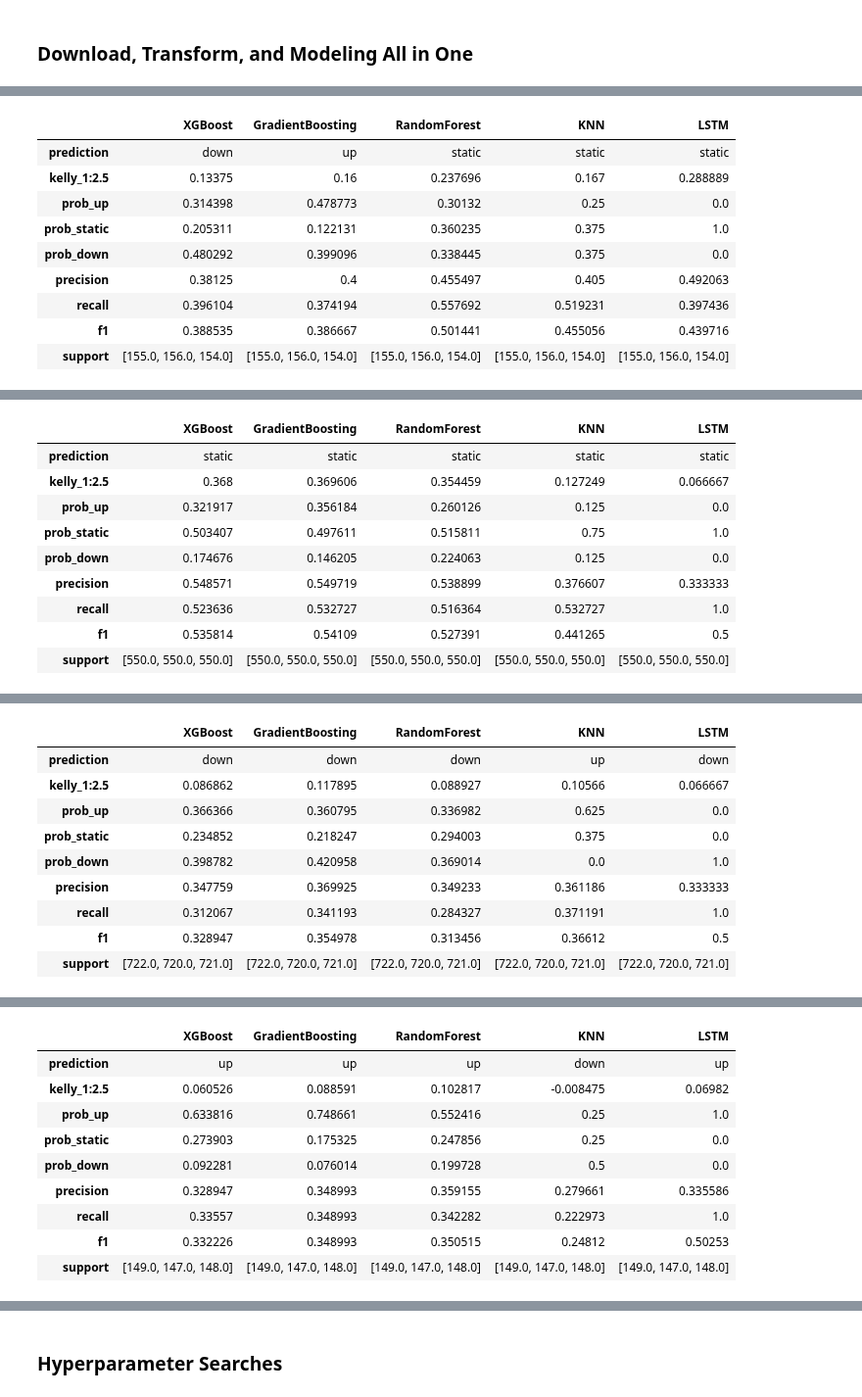
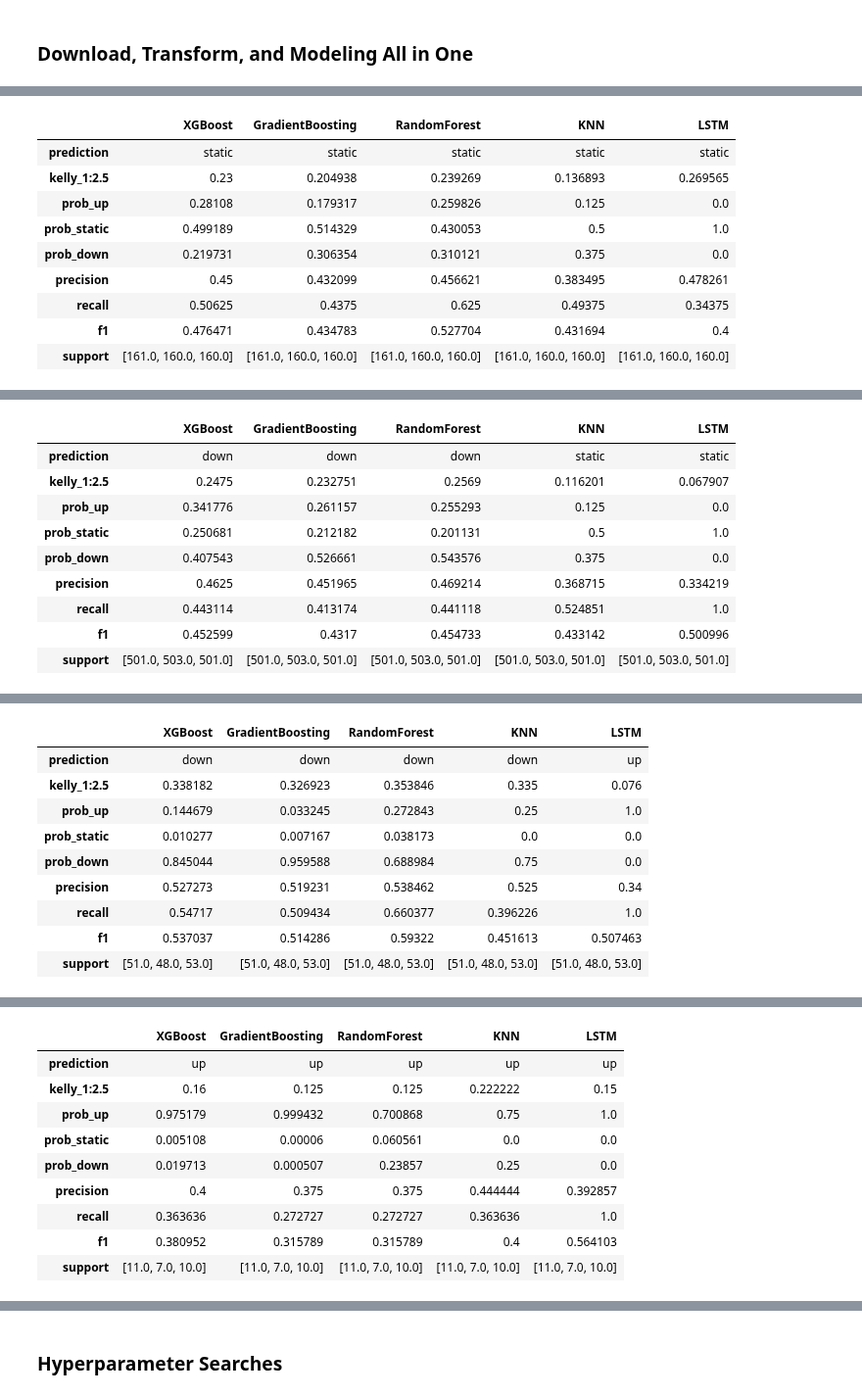
Before and after one commit to yuchild/stock_production, a Jupyter notebook: stock_next_time_frame_predictor.ipynb, the cells around one changed output, grey strips where cells are left out. Shown at 98% size. Drawn from its saved outputs; the diff is of its cells as text; code cells hidden in the pictures.

```diff
--- a/stock_next_time_frame_predictor.ipynb
+++ b/stock_next_time_frame_predictor.ipynb
@@ -79,5 +79,5 @@ from src import modules as f # f is for function
 # %% [markdown]
 ### Download, Transform, and Modeling All in One
 # %%
-f.predictions('oxy')
+f.predictions('lunr')
 # %% [output]
@@ -96,10 +96,10 @@ OXY 15m Interval Timestamp: 2024-12-27 03:58:26
 |  | XGBoost | GradientBoosting | RandomForest | KNN | LSTM |
-| prediction | down | up | static | static | static |
-| kelly_1:2.5 | 0.13375 | 0.16 | 0.237696 | 0.167 | 0.288889 |
-| prob_up | 0.314398 | 0.478773 | 0.30132 | 0.25 | 0.0 |
-| prob_static | 0.205311 | 0.122131 | 0.360235 | 0.375 | 1.0 |
-| prob_down | 0.480292 | 0.399096 | 0.338445 | 0.375 | 0.0 |
-| precision | 0.38125 | 0.4 | 0.455497 | 0.405 | 0.492063 |
-| recall | 0.396104 | 0.374194 | 0.557692 | 0.519231 | 0.397436 |
-| f1 | 0.388535 | 0.386667 | 0.501441 | 0.455056 | 0.439716 |
-| support | [155.0, 156.0, 154.0] | [155.0, 156.0, 154.0] | [155.0, 156.0, 154.0] | [155.0, 156.0, 154.0] | [155.0, 156.0, 154.0] |
+| prediction | static | static | static | static | static |
+| kelly_1:2.5 | 0.23 | 0.204938 | 0.239269 | 0.136893 | 0.269565 |
+| prob_up | 0.28108 | 0.179317 | 0.259826 | 0.125 | 0.0 |
+| prob_static | 0.499189 | 0.514329 | 0.430053 | 0.5 | 1.0 |
+| prob_down | 0.219731 | 0.306354 | 0.310121 | 0.375 | 0.0 |
+| precision | 0.45 | 0.432099 | 0.456621 | 0.383495 | 0.478261 |
+| recall | 0.50625 | 0.4375 | 0.625 | 0.49375 | 0.34375 |
+| f1 | 0.476471 | 0.434783 | 0.527704 | 0.431694 | 0.4 |
+| support | [161.0, 160.0, 160.0] | [161.0, 160.0, 160.0] | [161.0, 160.0, 160.0] | [161.0, 160.0, 160.0] | [161.0, 160.0, 160.0] |
@@ -107,10 +107,10 @@ OXY 1h Interval Timestamp: 2024-12-27 03:58:42
 |  | XGBoost | GradientBoosting | RandomForest | KNN | LSTM |
-| prediction | static | static | static | static | static |
-| kelly_1:2.5 | 0.368 | 0.369606 | 0.354459 | 0.127249 | 0.066667 |
-| prob_up | 0.321917 | 0.356184 | 0.260126 | 0.125 | 0.0 |
-| prob_static | 0.503407 | 0.497611 | 0.515811 | 0.75 | 1.0 |
-| prob_down | 0.174676 | 0.146205 | 0.224063 | 0.125 | 0.0 |
-| precision | 0.548571 | 0.549719 | 0.538899 | 0.376607 | 0.333333 |
-| recall | 0.523636 | 0.532727 | 0.516364 | 0.532727 | 1.0 |
-| f1 | 0.535814 | 0.54109 | 0.527391 | 0.441265 | 0.5 |
-| support | [550.0, 550.0, 550.0] | [550.0, 550.0, 550.0] | [550.0, 550.0, 550.0] | [550.0, 550.0, 550.0] | [550.0, 550.0, 550.0] |
+| prediction | down | down | down | static | static |
+| kelly_1:2.5 | 0.2475 | 0.232751 | 0.2569 | 0.116201 | 0.067907 |
+| prob_up | 0.341776 | 0.261157 | 0.255293 | 0.125 | 0.0 |
+| prob_static | 0.250681 | 0.212182 | 0.201131 | 0.5 | 1.0 |
+| prob_down | 0.407543 | 0.526661 | 0.543576 | 0.375 | 0.0 |
+| precision | 0.4625 | 0.451965 | 0.469214 | 0.368715 | 0.334219 |
+| recall | 0.443114 | 0.413174 | 0.441118 | 0.524851 | 1.0 |
+| f1 | 0.452599 | 0.4317 | 0.454733 | 0.433142 | 0.500996 |
+| support | [501.0, 503.0, 501.0] | [501.0, 503.0, 501.0] | [501.0, 503.0, 501.0] | [501.0, 503.0, 501.0] | [501.0, 503.0, 501.0] |
@@ -118,10 +118,10 @@ OXY 1d Interval Timestamp: 2024-12-27 03:59:39
 |  | XGBoost | GradientBoosting | RandomForest | KNN | LSTM |
-| prediction | down | down | down | up | down |
-| kelly_1:2.5 | 0.086862 | 0.117895 | 0.088927 | 0.10566 | 0.066667 |
-| prob_up | 0.366366 | 0.360795 | 0.336982 | 0.625 | 0.0 |
-| prob_static | 0.234852 | 0.218247 | 0.294003 | 0.375 | 0.0 |
-| prob_down | 0.398782 | 0.420958 | 0.369014 | 0.0 | 1.0 |
-| precision | 0.347759 | 0.369925 | 0.349233 | 0.361186 | 0.333333 |
-| recall | 0.312067 | 0.341193 | 0.284327 | 0.371191 | 1.0 |
-| f1 | 0.328947 | 0.354978 | 0.313456 | 0.36612 | 0.5 |
-| support | [722.0, 720.0, 721.0] | [722.0, 720.0, 721.0] | [722.0, 720.0, 721.0] | [722.0, 720.0, 721.0] | [722.0, 720.0, 721.0] |
+| prediction | down | down | down | down | up |
+| kelly_1:2.5 | 0.338182 | 0.326923 | 0.353846 | 0.335 | 0.076 |
+| prob_up | 0.144679 | 0.033245 | 0.272843 | 0.25 | 1.0 |
+| prob_static | 0.010277 | 0.007167 | 0.038173 | 0.0 | 0.0 |
+| prob_down | 0.845044 | 0.959588 | 0.688984 | 0.75 | 0.0 |
+| precision | 0.527273 | 0.519231 | 0.538462 | 0.525 | 0.34 |
+| recall | 0.54717 | 0.509434 | 0.660377 | 0.396226 | 1.0 |
+| f1 | 0.537037 | 0.514286 | 0.59322 | 0.451613 | 0.507463 |
+| support | [51.0, 48.0, 53.0] | [51.0, 48.0, 53.0] | [51.0, 48.0, 53.0] | [51.0, 48.0, 53.0] | [51.0, 48.0, 53.0] |
@@ -129,10 +129,10 @@ OXY 1wk Interval Timestamp: 2024-12-27 04:00:20
 |  | XGBoost | GradientBoosting | RandomForest | KNN | LSTM |
-| prediction | up | up | up | down | up |
-| kelly_1:2.5 | 0.060526 | 0.088591 | 0.102817 | -0.008475 | 0.06982 |
-| prob_up | 0.633816 | 0.748661 | 0.552416 | 0.25 | 1.0 |
-| prob_static | 0.273903 | 0.175325 | 0.247856 | 0.25 | 0.0 |
-| prob_down | 0.092281 | 0.076014 | 0.199728 | 0.5 | 0.0 |
-| precision | 0.328947 | 0.348993 | 0.359155 | 0.279661 | 0.335586 |
-| recall | 0.33557 | 0.348993 | 0.342282 | 0.222973 | 1.0 |
-| f1 | 0.332226 | 0.348993 | 0.350515 | 0.24812 | 0.50253 |
-| support | [149.0, 147.0, 148.0] | [149.0, 147.0, 148.0] | [149.0, 147.0, 148.0] | [149.0, 147.0, 148.0] | [149.0, 147.0, 148.0] |
+| prediction | up | up | up | up | up |
+| kelly_1:2.5 | 0.16 | 0.125 | 0.125 | 0.222222 | 0.15 |
+| prob_up | 0.975179 | 0.999432 | 0.700868 | 0.75 | 1.0 |
+| prob_static | 0.005108 | 0.00006 | 0.060561 | 0.0 | 0.0 |
+| prob_down | 0.019713 | 0.000507 | 0.23857 | 0.25 | 0.0 |
+| precision | 0.4 | 0.375 | 0.375 | 0.444444 | 0.392857 |
+| recall | 0.363636 | 0.272727 | 0.272727 | 0.363636 | 1.0 |
+| f1 | 0.380952 | 0.315789 | 0.315789 | 0.4 | 0.564103 |
+| support | [11.0, 7.0, 10.0] | [11.0, 7.0, 10.0] | [11.0, 7.0, 10.0] | [11.0, 7.0, 10.0] | [11.0, 7.0, 10.0] |
```
Also changed, not shown: parts of 1 cell of this notebook, 12 other files.
